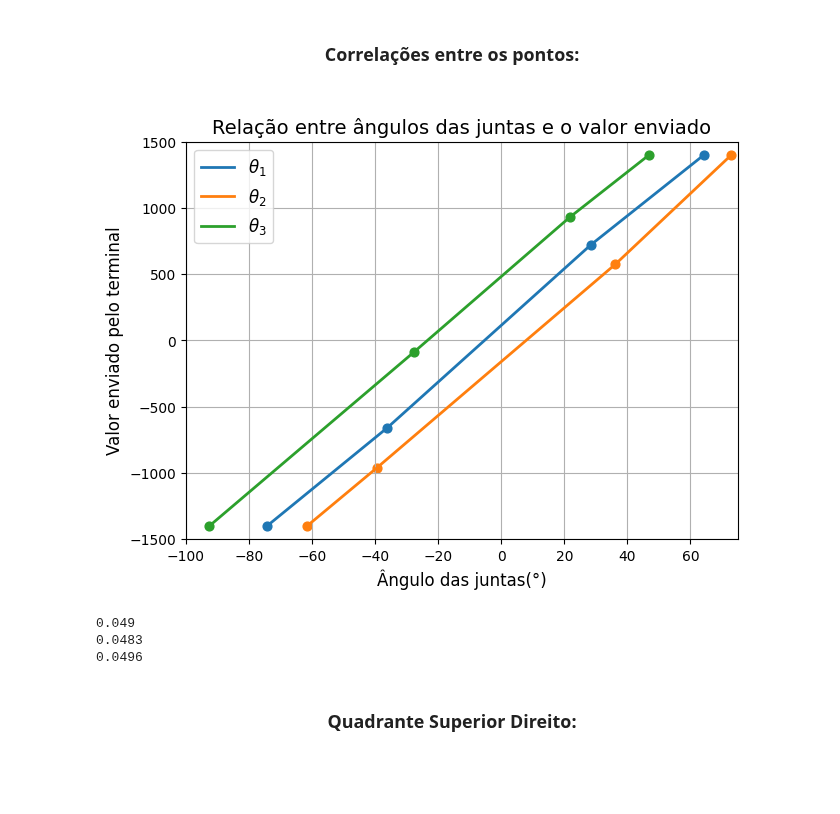
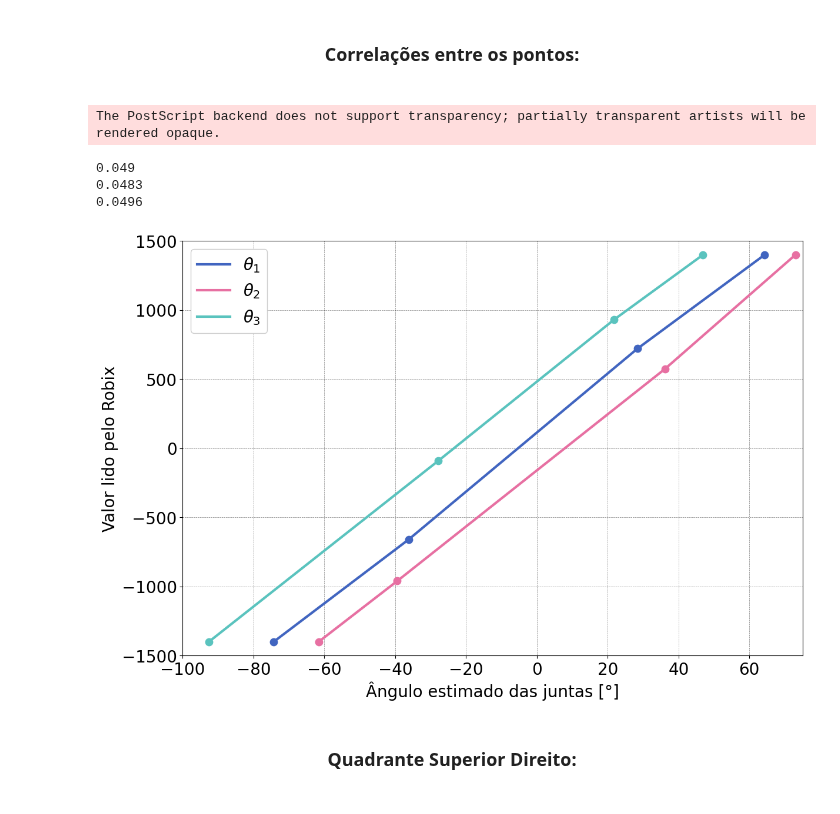
Before and after one commit to ErickNMA/LRI, a Jupyter notebook: robix/MCD/correlacao.ipynb, the cells around one changed output. Drawn from its saved outputs; the diff is of its cells as text; code cells hidden in the pictures; blank space fills up the shorter version.

```diff
--- a/robix/MCD/correlacao.ipynb
+++ b/robix/MCD/correlacao.ipynb
@@ -6,3 +3,19 @@ import numpy as np
+# %%
+import matplotlib.pyplot as plt
+import numpy as np
+import scienceplots
+
+# Configurações de plot:
+plt.style.use([
+    'grid',
+    'retro'
+])
+plt.rcParams['lines.linewidth'] = 3
+plt.rcParams['font.size'] = 20
+plt.rcParams['figure.figsize'] = (12, 8)
+
+#Exibição dos gráficos em no notebook:
+%matplotlib inline
 # %% [markdown]
 <h3 align='center'> Correlações entre os pontos: <h3>
 # %%
@@ -13,49 +26,49 @@ theta1Ang = np.array([64.3, 28.4, -36.2, -74.3])
 theta2Off = -175
 theta2Cmd = np.array([1400, 575, -960, -1400])
 theta2Ang = np.array([73, 36.2, -39.4, -61.6])
 
 theta3Off = 461
 theta3Cmd = np.array([1400, 931, -90, -1400])
 theta3Ang = np.array([46.9, 21.8, -27.8, -92.6])
 
 polinomio1 = np.polyfit(theta1Ang, theta1Cmd, 1)
 polinomio2 = np.polyfit(theta2Ang, theta2Cmd, 1)
 polinomio3 = np.polyfit(theta3Ang, theta3Cmd, 1)
 
 fig, ax = plt.subplots(1, 1, constrained_layout=True)
-ax.set_title("Relação entre ângulos das juntas e o valor enviado", fontsize=14)
-ax.plot(theta1Ang, theta1Cmd, label='$\\theta_1$', linewidth=2)
-ax.plot(theta2Ang, theta2Cmd, label='$\\theta_2$', linewidth=2)
-ax.plot(theta3Ang, theta3Cmd, label='$\\theta_3$', linewidth=2)
-ax.set_xlabel("Ângulo das juntas(°)", fontsize=12)
-ax.set_ylabel("Valor enviado pelo terminal", fontsize=12)
+#ax.set_title("Relação entre ângulos das juntas e o valor enviado", fontsize=14)
+ax.plot(theta1Ang, theta1Cmd, label='$\\theta_1$')
+ax.plot(theta2Ang, theta2Cmd, label='$\\theta_2$')
+ax.plot(theta3Ang, theta3Cmd, label='$\\theta_3$')
+ax.set_xlabel("Ângulo estimado das juntas [°]")
+ax.set_ylabel("Valor lido pelo Robix")
 ax.set_xlim(-100, 75)
 ax.set_ylim(-1500, 1500)
-ax.scatter(theta1Ang, theta1Cmd, s=40)
-ax.scatter(theta2Ang, theta2Cmd, s=40)
-ax.scatter(theta3Ang, theta3Cmd, s=40)
-ax.grid()
-ax.legend(fontsize=12)
-plt.show()
+ax.scatter(theta1Ang, theta1Cmd, s=80)
+ax.scatter(theta2Ang, theta2Cmd, s=80)
+ax.scatter(theta3Ang, theta3Cmd, s=80)
+ax.legend()
+plt.savefig('correl.eps', dpi=600, transparent=True, bbox_inches='tight')
 
 X = [0, 0, 0]
 
 theta1 = polinomio1[0]*X[0] + polinomio1[1]
 theta2 = polinomio2[0]*X[1] + polinomio2[1]
 theta3 = polinomio3[0]*X[2] + polinomio3[1]
 
 coef1 = 1/polinomio1[0]
 coef2 = 1/polinomio2[0]
 coef3 = 1/polinomio3[0]
 
 print(round(coef1, 4))
 print(round(coef2, 4))
 print(round(coef3, 4))
 # %% [output]
+The PostScript backend does not support transparency; partially transparent artists will be rendered opaque.
+0.049
+0.0483
+0.0496
-[figure, old version]
+[figure, new version]
-0.049
-0.0483
-0.0496
 # %% [markdown]
 <h3 align='center'> Quadrante Superior Direito: <h3>
 # %%
```
Also changed, not shown: parts of 1 cell of this notebook, 1 other file.
